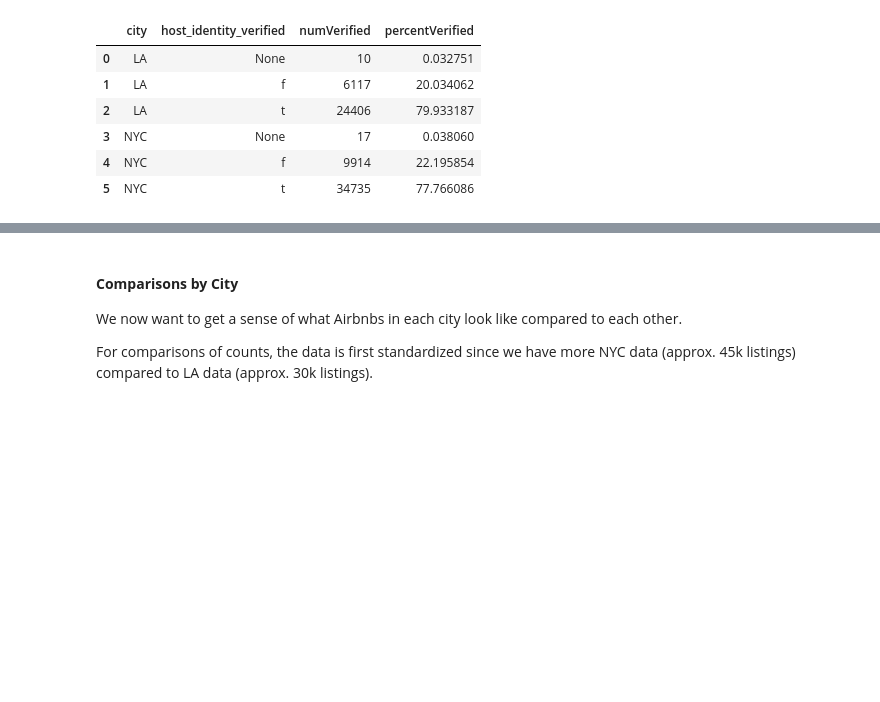
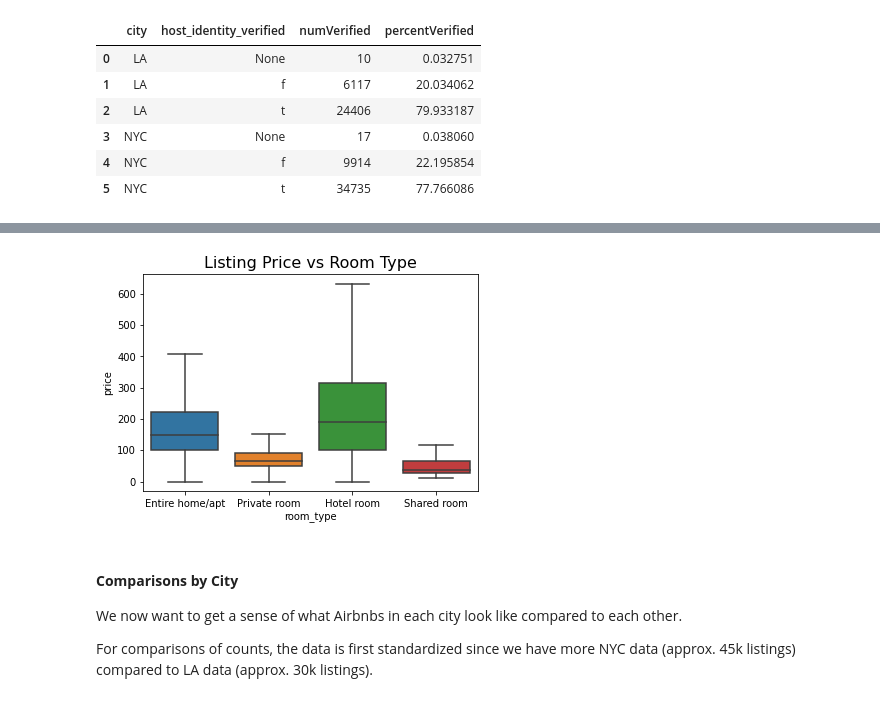
Before and after one commit to sallyhu-seas/NYC-airbnb, a Jupyter notebook: Airbnbs_What_Makes_Them_Successful?.ipynb, the cells around one changed output, grey strips where cells are left out. Cells and saved outputs as stored; diff of their text form; code cells hidden in the pictures; blank space fills up the shorter version.

```diff
--- a/Airbnbs_What_Makes_Them_Successful?.ipynb
+++ b/Airbnbs_What_Makes_Them_Successful?.ipynb
@@ -267,3 +323,9 @@ ps.sqldf(
+# %%
+sns.boxplot(data = listings_df, x='room_type', y='price', showfliers=False)
+plt.title('Listing Price vs Room Type', fontsize=16)
+plt.show()
+# %% [output]
+[figure, added]
 # %% [markdown]
 #### **Comparisons by City**
 
```
Also changed, not shown: parts of 300 cells of this notebook.
